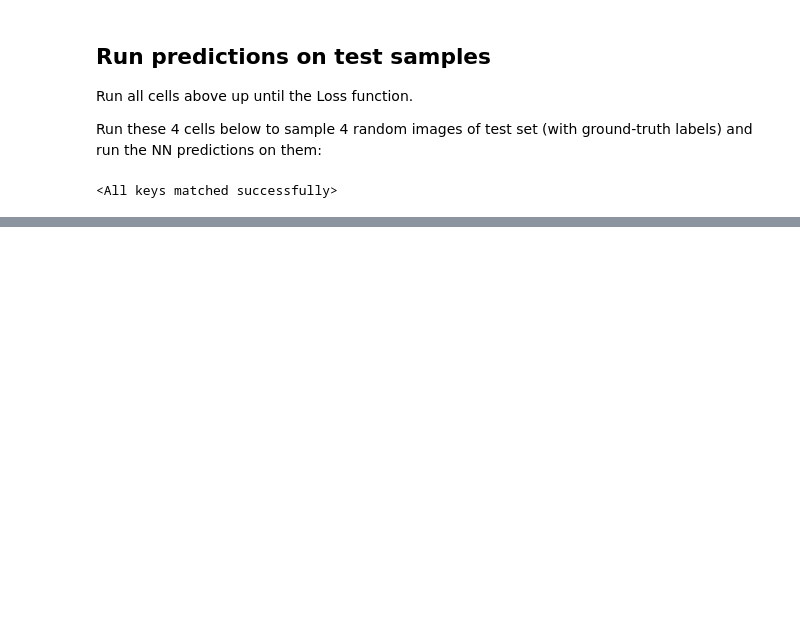
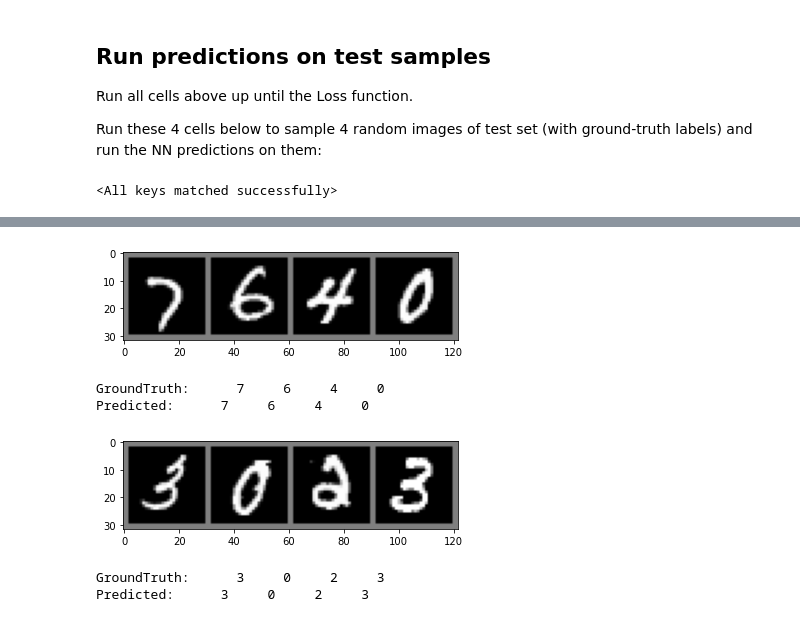
Before and after one commit to MJimitater/deep-learning, a Jupyter notebook: mnist_nn.ipynb, the cells around one changed output, grey strips where cells are left out. Drawn from its saved outputs; the diff is of its cells as text; code cells hidden in the pictures; blank space fills up the shorter version.

```diff
--- a/mnist_nn.ipynb
+++ b/mnist_nn.ipynb
@@ -338,0 +339,19 @@ Predicted:      2     3     1     5
+# %%
+#Fetch random batch image of test set:
+
+number_predictions = 2
+
+for i in range(number_predictions):
+    images, labels = next(iter(trainloader))
+    imshow(torchvision.utils.make_grid(images))
+    print('GroundTruth: ', ' '.join('%5s' % classes[labels[j]] for j in range(4)))
+    outputs = net(images)
+    _ , predicted = torch.max(outputs, 1)
+    print('Predicted: ', ' '.join('%5s' % classes[predicted[j]] for j in range(4)))
+# %% [output]
+[figure, added]
+GroundTruth:      7     6     4     0
+Predicted:      7     6     4     0
+[figure, added]
+GroundTruth:      3     0     2     3
+Predicted:      3     0     2     3
```
Also changed, not shown: parts of 6 cells of this notebook, 1 other file.
